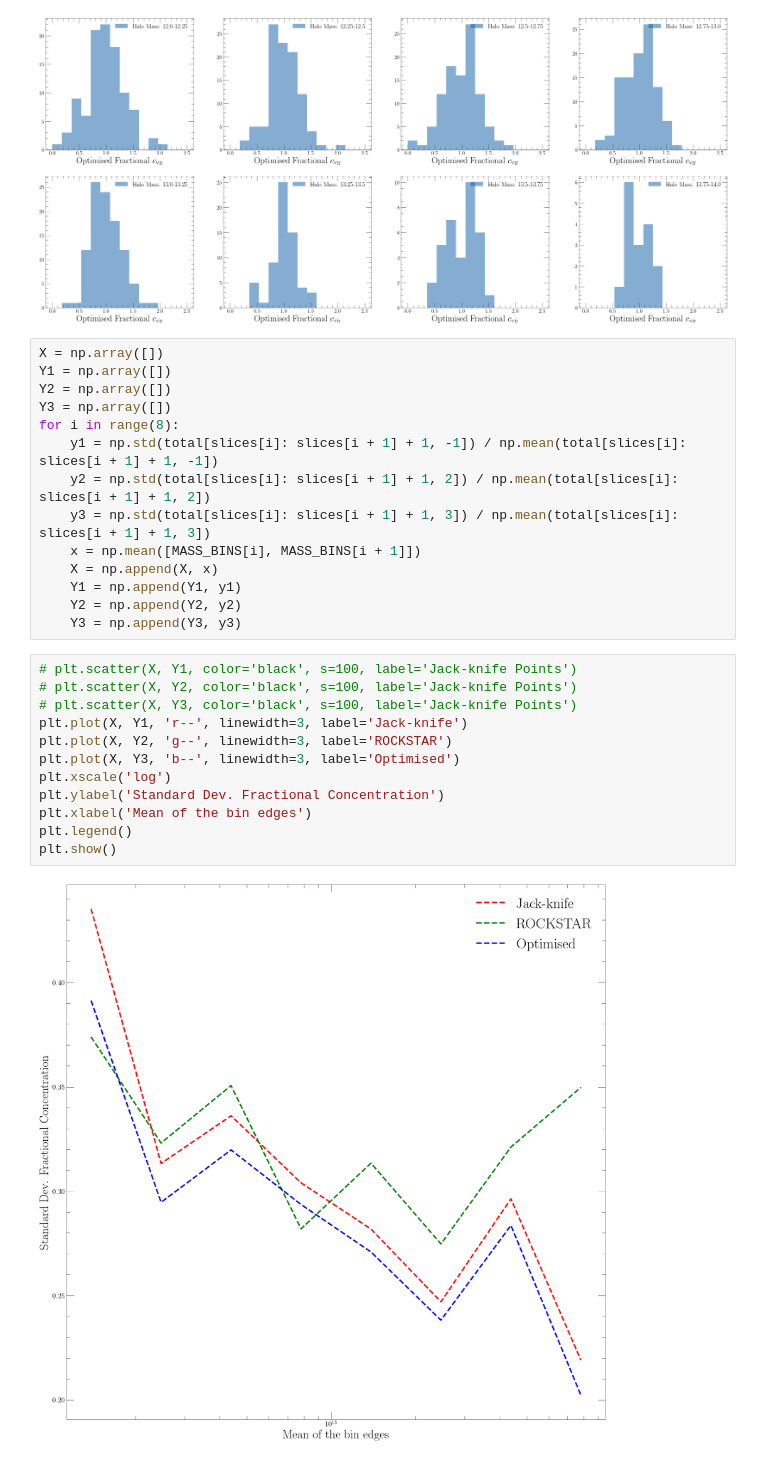
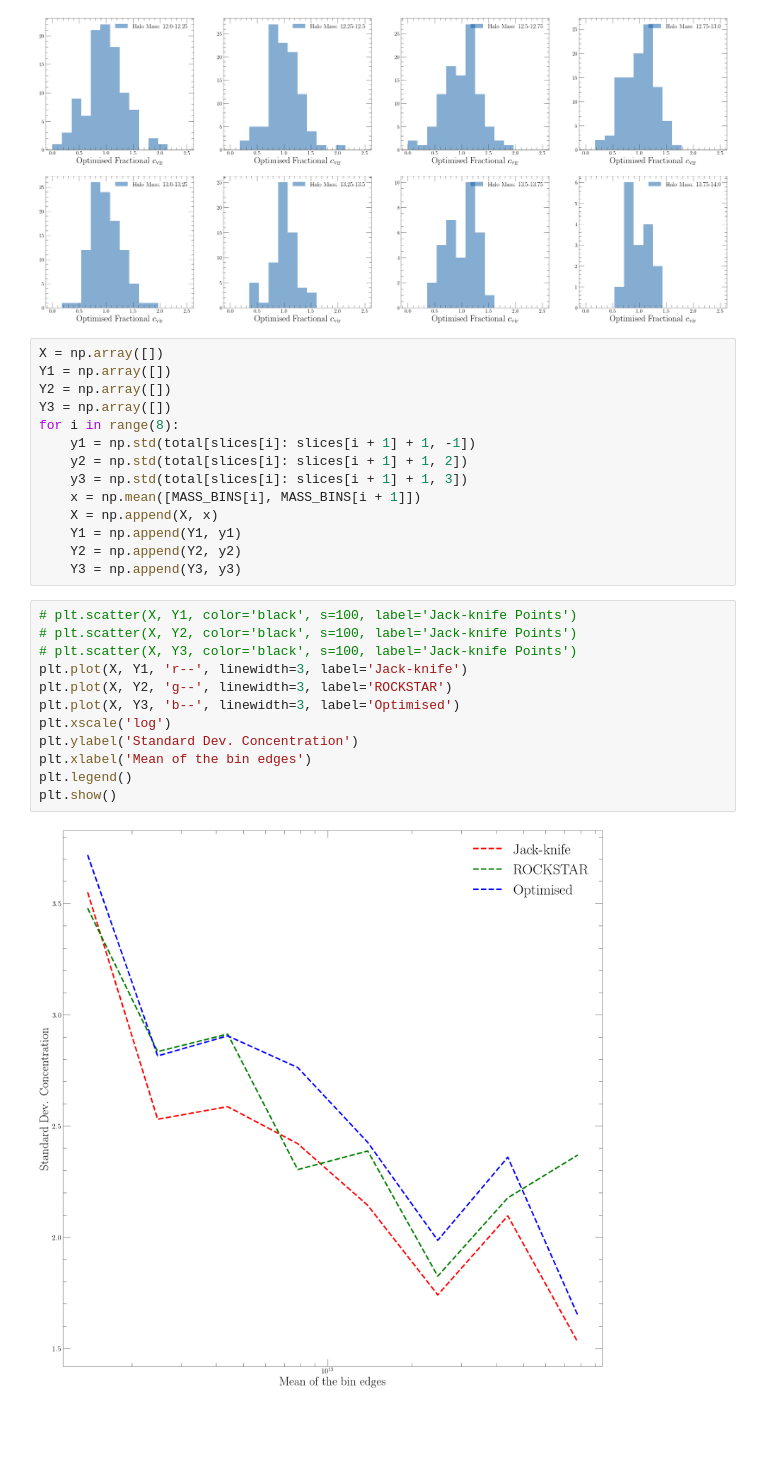
Before and after one commit to Nikhil0504/Simulations, a Jupyter notebook: Bolshoi/plots_jackknife.ipynb, the cells around one changed output. Cells and saved outputs as stored; diff of their text form; blank space fills up the shorter version.

Commit message:
change plot to stand dev of cvir

```diff
--- a/Bolshoi/plots_jackknife.ipynb
+++ b/Bolshoi/plots_jackknife.ipynb
@@ -69,9 +69,9 @@ Y1 = np.array([])
 Y2 = np.array([])
 Y3 = np.array([])
 for i in range(8):
-    y1 = np.std(total[slices[i]: slices[i + 1] + 1, -1]) / np.mean(total[slices[i]: slices[i + 1] + 1, -1])
-    y2 = np.std(total[slices[i]: slices[i + 1] + 1, 2]) / np.mean(total[slices[i]: slices[i + 1] + 1, 2])
-    y3 = np.std(total[slices[i]: slices[i + 1] + 1, 3]) / np.mean(total[slices[i]: slices[i + 1] + 1, 3])
+    y1 = np.std(total[slices[i]: slices[i + 1] + 1, -1])
+    y2 = np.std(total[slices[i]: slices[i + 1] + 1, 2])
+    y3 = np.std(total[slices[i]: slices[i + 1] + 1, 3])
     x = np.mean([MASS_BINS[i], MASS_BINS[i + 1]])
     X = np.append(X, x)
     Y1 = np.append(Y1, y1)
@@ -80,14 +80,14 @@ for i in range(8):
 # %%
 # plt.scatter(X, Y1, color='black', s=100, label='Jack-knife Points')
 # plt.scatter(X, Y2, color='black', s=100, label='Jack-knife Points')
 # plt.scatter(X, Y3, color='black', s=100, label='Jack-knife Points')
 plt.plot(X, Y1, 'r--', linewidth=3, label='Jack-knife')
 plt.plot(X, Y2, 'g--', linewidth=3, label='ROCKSTAR')
 plt.plot(X, Y3, 'b--', linewidth=3, label='Optimised')
 plt.xscale('log')
-plt.ylabel('Standard Dev. Fractional Concentration')
+plt.ylabel('Standard Dev. Concentration')
 plt.xlabel('Mean of the bin edges')
 plt.legend()
 plt.show()
 # %% [output]
-[figure, old version]
+[figure, new version]
```
